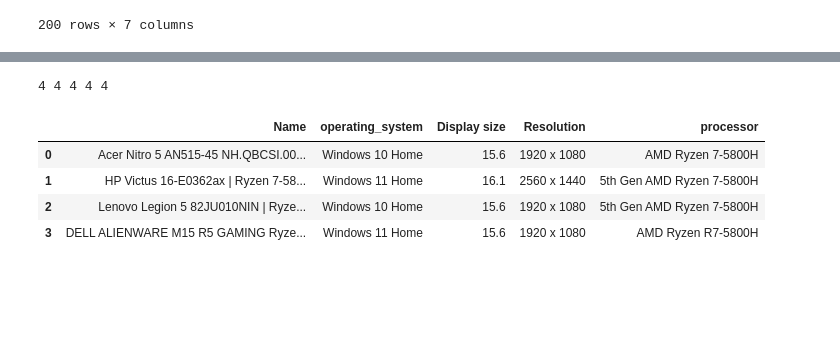
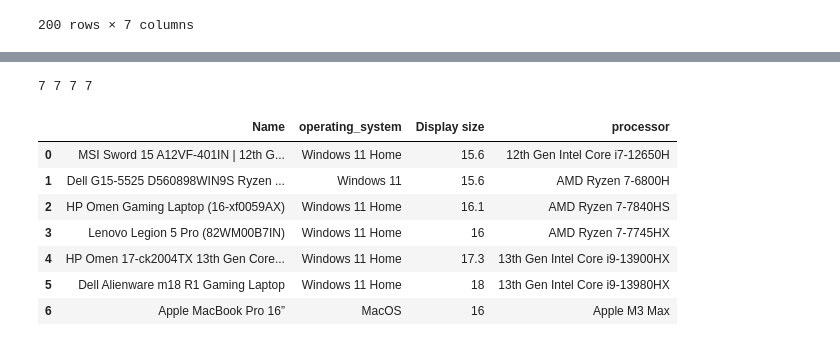
Before and after one commit to Jorathod/Internship, a Jupyter notebook: selenium assignment 3.ipynb, the cells around one changed output, grey strips where cells are left out. Drawn from its saved outputs; the diff is of its cells as text; code cells hidden in the pictures; blank space fills up the shorter version.

```diff
--- a/selenium assignment 3.ipynb
+++ b/selenium assignment 3.ipynb
@@ -366,0 +301,4 @@ for i in company_tags[0:10]:
+# %%
+s=driver.find_element(By.XPATH,'/html/body/div[1]/div[3]/div[8]/div[3]/div[1]/div[1]/div/div[1]/div[1]/button/span')
+
+s.click()
@@ -503,8 +437,0 @@ print(comments)
-# %%
-upvote=[]
-u=driver.find_elements(By.XPATH,'//div[@role="cell"][4]')
-for i in u:
-    upvotes=i.text
-    upvote.append(upvotes)
-print(len(upvote))
-print(upvote)
@@ -514,8 +437,0 @@ print(upvote)
-# %%
-time=[]
-t=driver.find_elements(By.XPATH,'//div[@role="cell"][4]')
-for i in a:
-    ago=i.text
-   time.append(ago)
-print(len(time))
-print(time)
@@ -569,7 +496,0 @@ print(ds)
-# %%
-resolution=[]
-r=driver.find_elements(By.XPATH,'//div[@class="rh_gr_middle_desc"]/div[2]/div[3]/div/span[2]')
-for i in r:
-    resolution.append(i.text)
-print(len(resolution))
-print(resolution)
@@ -589,14 +507,17 @@ print(processor)
 # %%
-print(len(name),len(os),len(ds),len(resolution),len(processor))
+print(len(name),len(os),len(ds),len(processor))
 # %% [output]
-4 4 4 4 4
+7 7 7 7
 # %%
 import pandas as pd
-df=pd.DataFrame({'Name':name,'operating_system':os,'Display size':ds,'Resolution':resolution,'processor':processor})
+df=pd.DataFrame({'Name':name,'operating_system':os,'Display size':ds,'processor':processor})
 df
 # %% [output]
-|  | Name | operating_system | Display size | Resolution | processor |
-| 0 | Acer Nitro 5 AN515-45 NH.QBCSI.00... | Windows 10 Home | 15.6 | 1920 x 1080 | AMD Ryzen 7-5800H |
-| 1 | HP Victus 16-E0362ax | Ryzen 7-58... | Windows 11 Home | 16.1 | 2560 x 1440 | 5th Gen AMD Ryzen 7-5800H |
-| 2 | Lenovo Legion 5 82JU010NIN | Ryze... | Windows 10 Home | 15.6 | 1920 x 1080 | 5th Gen AMD Ryzen 7-5800H |
-| 3 | DELL ALIENWARE M15 R5 GAMING Ryze... | Windows 11 Home | 15.6 | 1920 x 1080 | AMD Ryzen R7-5800H |
+|  | Name | operating_system | Display size | processor |
+| 0 | MSI Sword 15 A12VF-401IN | 12th G... | Windows 11 Home | 15.6 | 12th Gen Intel Core i7-12650H |
+| 1 | Dell G15-5525 D560898WIN9S Ryzen ... | Windows 11 | 15.6 | AMD Ryzen 7-6800H |
+| 2 | HP Omen Gaming Laptop (16-xf0059AX) | Windows 11 Home | 16.1 | AMD Ryzen 7-7840HS |
+| 3 | Lenovo Legion 5 Pro (82WM00B7IN) | Windows 11 Home | 16 | AMD Ryzen 7-7745HX |
+| 4 | HP Omen 17-ck2004TX 13th Gen Core... | Windows 11 Home | 17.3 | 13th Gen Intel Core i9-13900HX |
+| 5 | Dell Alienware m18 R1 Gaming Laptop | Windows 11 Home | 18 | 13th Gen Intel Core i9-13980HX |
+| 6 | Apple MacBook Pro 16” | MacOS | 16 | Apple M3 Max |
```
Also changed, not shown: parts of 79 cells of this notebook.
